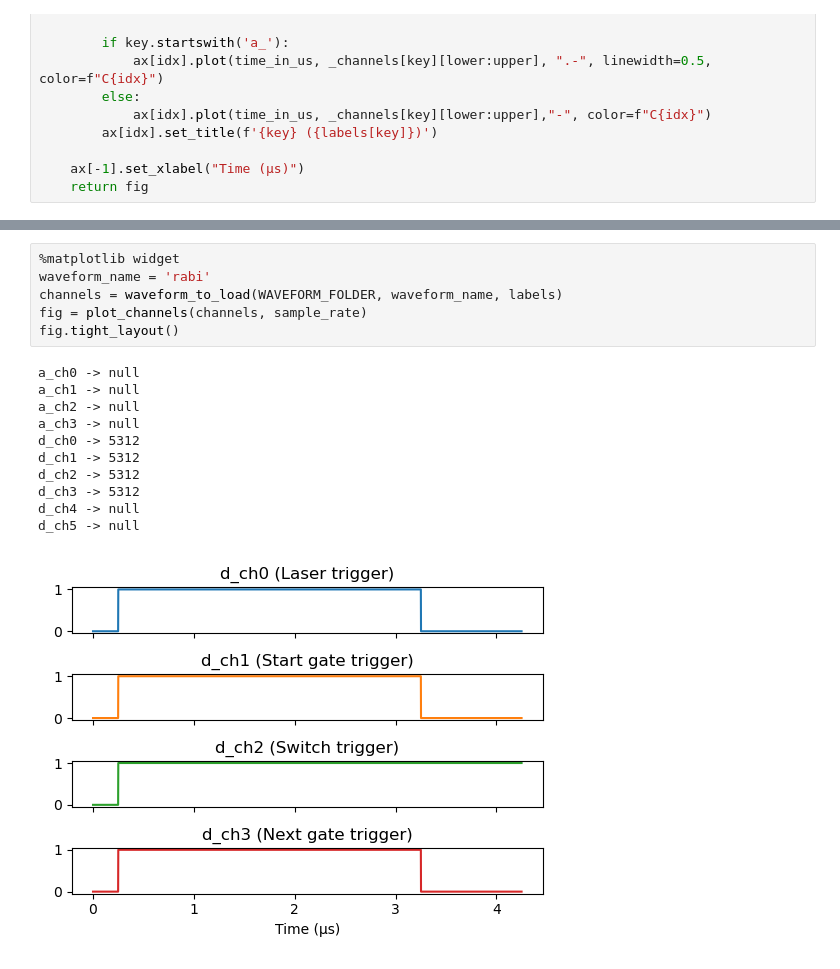
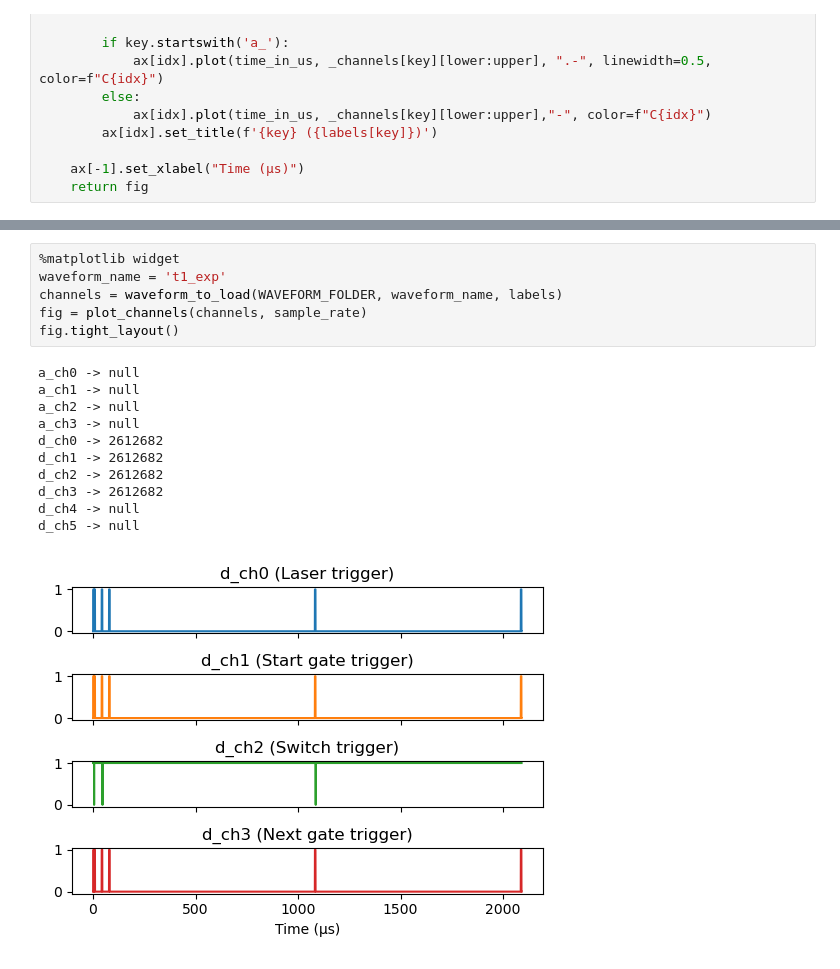
Before and after one commit to dineshpinto/qudi-hira-analysis, a Jupyter notebook: notebooks/awg_pulse_visualizer.ipynb, the cells around one changed output, grey strips where cells are left out. Cells and saved outputs as stored; diff of their text form.

```diff
--- a/notebooks/awg_pulse_visualizer.ipynb
+++ b/notebooks/awg_pulse_visualizer.ipynb
@@ -70,18 +84,18 @@ def plot_channels(_channels: dict, _sample_rate: float = 1.25e9, lower: int = 0,
 # %%
 %matplotlib widget
-waveform_name = 'rabi'
+waveform_name = 't1_exp'
 channels = waveform_to_load(WAVEFORM_FOLDER, waveform_name, labels)
 fig = plot_channels(channels, sample_rate)
 fig.tight_layout()
 # %% [output]
 a_ch0 -> null
 a_ch1 -> null
 a_ch2 -> null
 a_ch3 -> null
-d_ch0 -> 5312
-d_ch1 -> 5312
-d_ch2 -> 5312
-d_ch3 -> 5312
+d_ch0 -> 2612682
+d_ch1 -> 2612682
+d_ch2 -> 2612682
+d_ch3 -> 2612682
 d_ch4 -> null
 d_ch5 -> null
-[figure, old version]
+[figure, new version]
```
Also changed, not shown: parts of 1 cell of this notebook, 1 other file.
